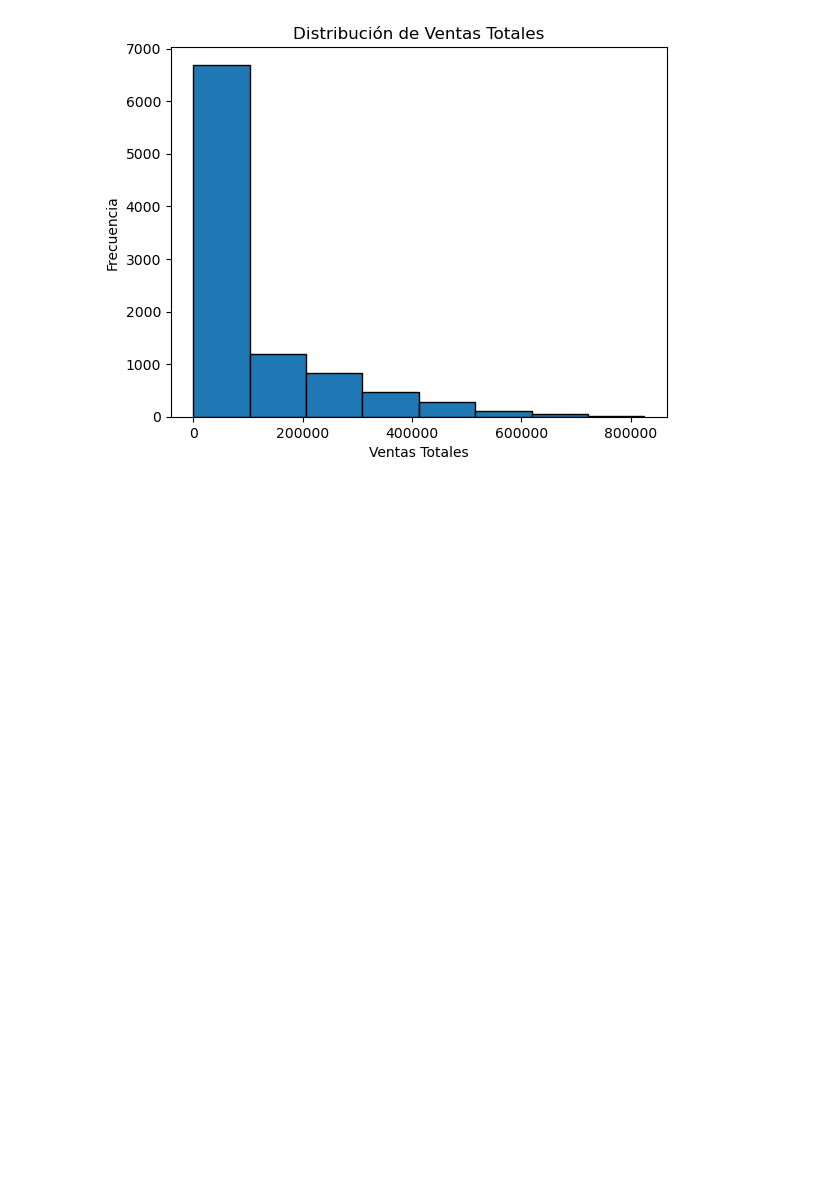
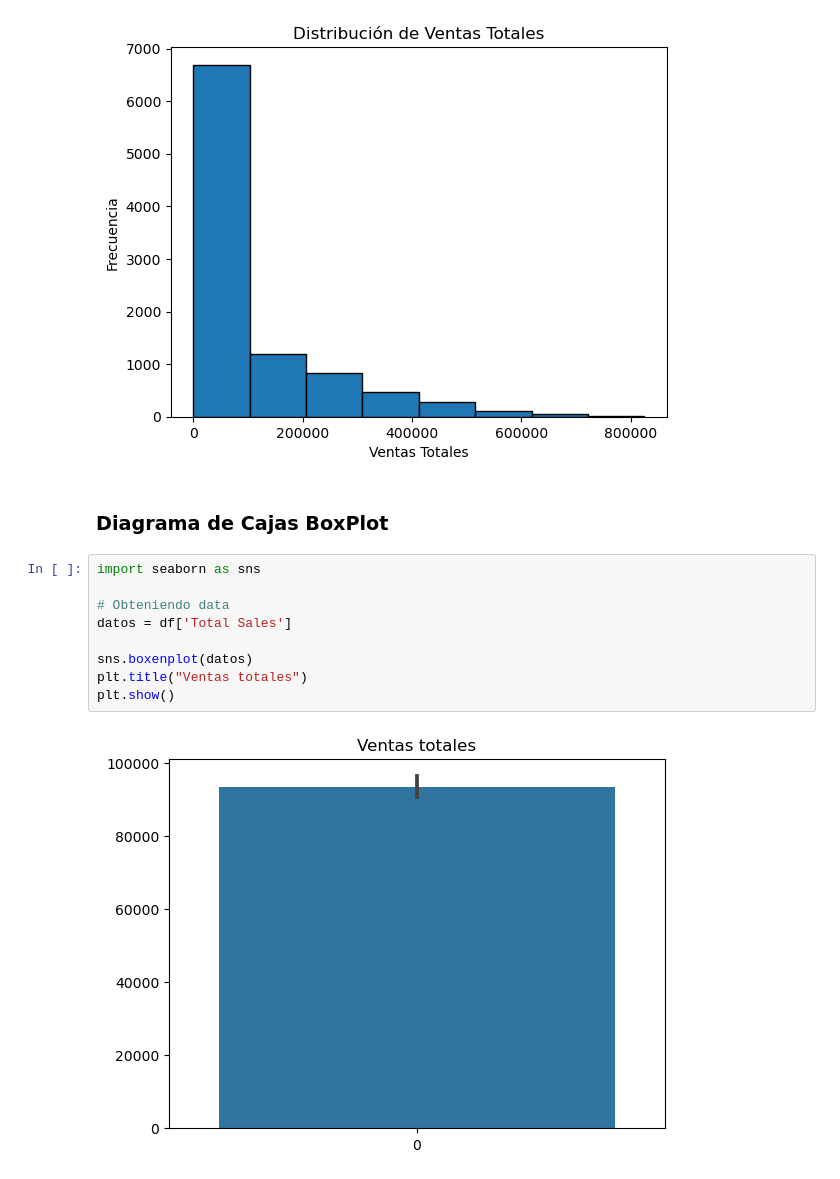
Before and after one commit to Dilmer-Rojas/ESTADISTICA_PYTHON, a Jupyter notebook: home/module/MOD 1/notebook.ipynb, the cells around one changed output. Saved outputs shown, nothing was run; the diff lists cells and outputs as text; blank space fills up the shorter version.

```diff
--- a/home/module/MOD 1/notebook.ipynb
+++ b/home/module/MOD 1/notebook.ipynb
@@ -305,3 +305,16 @@ plt.show
 # %% [output]
 <function matplotlib.pyplot.show(close=None, block=None)>
 [figure]
+# %% [markdown]
+### Diagrama de Cajas BoxPlot
+# %%
+import seaborn as sns
+
+# Obteniendo data
+datos = df['Total Sales']
+
+sns.boxenplot(datos)
+plt.title("Ventas totales")
+plt.show()
+# %% [output]
+[figure, added]
```
